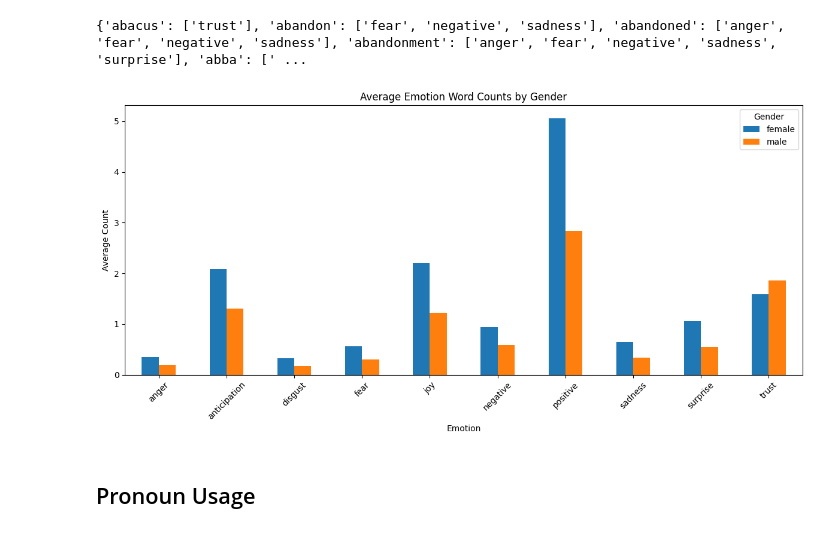
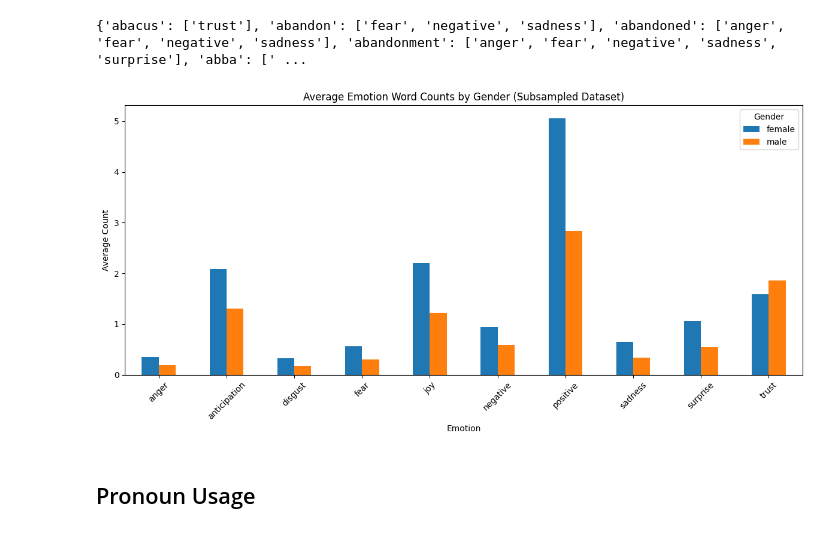
Before and after one commit to AlizaRK/hmi-ai-prompting, a Jupyter notebook: data-analysis/analysis_basics.ipynb, the cells around one changed output. Saved outputs shown, nothing was run; the diff lists cells and outputs as text; code cells hidden in the pictures.

Commit message:
Added hypothesis for both, subsampled and full dataset.

```diff
--- a/data-analysis/analysis_basics.ipynb
+++ b/data-analysis/analysis_basics.ipynb
@@ -175,6 +175,9 @@ participant_task_interaction["participant_id"] = participant_task_interaction["p
 # Step 6: now canonical is your deduplicated participant table
 deduped = canonical.copy()
 
+# Full dataset (deduped but not subsampled)
+full_participants = deduped.copy()
+
 # Step 7: balance genders
 male_df = deduped[deduped["gender"].str.lower() == "male"]
 female_df = deduped[deduped["gender"].str.lower() == "female"]
@@ -182,8 +185,13 @@ female_df = deduped[deduped["gender"].str.lower() == "female"]
 n_females = len(female_df)
 balanced_male_df = male_df.sample(n=n_females, random_state=42)
 
-final_participants = pd.concat([balanced_male_df, female_df], ignore_index=True)
-final_participants = final_participants.sample(frac=1, random_state=42).reset_index(drop=True)
+subsampled_participants = pd.concat([balanced_male_df, female_df], ignore_index=True)
+subsampled_participants = subsampled_participants.sample(frac=1, random_state=42).reset_index(drop=True)
 
-print(final_participants["gender"].value_counts())
+
+print("Full dataset:")
+print(full_participants["gender"].value_counts())
+
+print("\nSubsampled dataset:")
+print(subsampled_participants["gender"].value_counts())
 # %% [output]
@@ -257,8 +288,11 @@ Name: content, dtype: int64
 def prompt_length(conv):
     return [len(msg["content"].split()) for msg in conv if msg["sender"] == "user"][0]
 # %%
-grouped_conversations["prompt_length"] = grouped_conversations["conversation"].apply(prompt_length)
-prompt_lengths = grouped_conversations[['gender', 'prompt_length']]
+grouped_subsampled["prompt_length"] = grouped_subsampled["conversation"].apply(prompt_length)
+grouped_full["prompt_length"] = grouped_full["conversation"].apply(prompt_length)
+
+
+prompt_lengths = grouped_subsampled[['gender', 'prompt_length']]
 # %%
 prompt_lengths.head()
 # %% [output]
@@ -284,8 +318,11 @@ def ttr(conv):
     words = " ".join(texts).split()
     return len(set(words)) / len(words) if words else 0
 # %%
-grouped_conversations["ttr"] = grouped_conversations["conversation"].apply(ttr)
-ttr = grouped_conversations[['gender', 'ttr']]
+grouped_subsampled["ttr"] = grouped_subsampled["conversation"].apply(ttr)
+grouped_full["ttr"] = grouped_full["conversation"].apply(ttr)
+
+
+ttr = grouped_subsampled[['gender', 'ttr']]
 # %%
 ttr.head()
 # %% [output]
@@ -337,31 +374,34 @@ def emotion_counts(conv):
 # %% [output]
 {'abacus': ['trust'], 'abandon': ['fear', 'negative', 'sadness'], 'abandoned': ['anger', 'fear', 'negative', 'sadness'], 'abandonment': ['anger', 'fear', 'negative', 'sadness', 'surprise'], 'abba': [' ...
 # %%
-grouped_conversations["emotion_counts"] = grouped_conversations["conversation"].apply(emotion_counts)
-emotion_counts = grouped_conversations[['gender', 'emotion_counts']]
+grouped_subsampled["emotion_counts"] = grouped_subsampled["conversation"].apply(emotion_counts)
+grouped_full["emotion_counts"] = grouped_full["conversation"].apply(emotion_counts)
+
+
+emotion_counts = grouped_subsampled[['gender', 'emotion_counts']]
 # %%
 import pandas as pd
 import matplotlib.pyplot as plt
 
 emotions_df = pd.json_normalize(emotion_counts['emotion_counts'])
 
 # Merge with gender
 df_expanded = pd.concat([emotion_counts['gender'], emotions_df], axis=1)
 
 # Compute mean emotion counts by gender
 mean_emotions = df_expanded.groupby("gender").mean()
 
 # Plot
 mean_emotions.T.plot(kind="bar", figsize=(12,6))
-plt.title("Average Emotion Word Counts by Gender")
+plt.title("Average Emotion Word Counts by Gender (Subsampled Dataset)")
 plt.ylabel("Average Count")
 plt.xlabel("Emotion")
 plt.xticks(rotation=45)
 plt.legend(title="Gender")
 plt.tight_layout()
 plt.show()
 # %% [output]
-[figure, old version]
+[figure, new version]
 # %% [markdown]
 ## Pronoun Usage
 # %%
```
Also changed, not shown: parts of 61 cells of this notebook, 1 other file.
